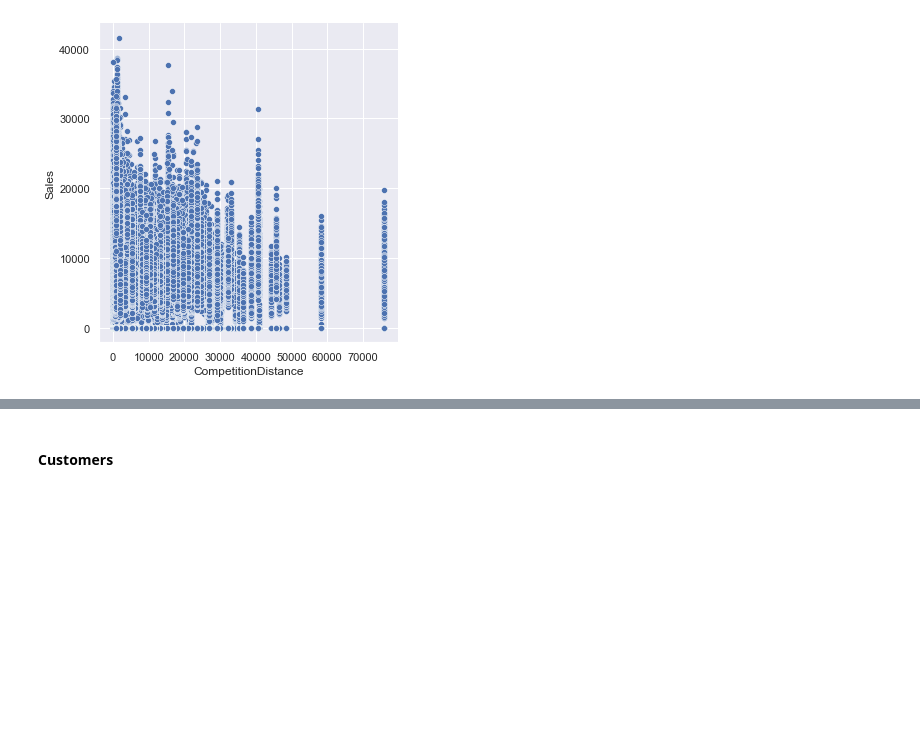
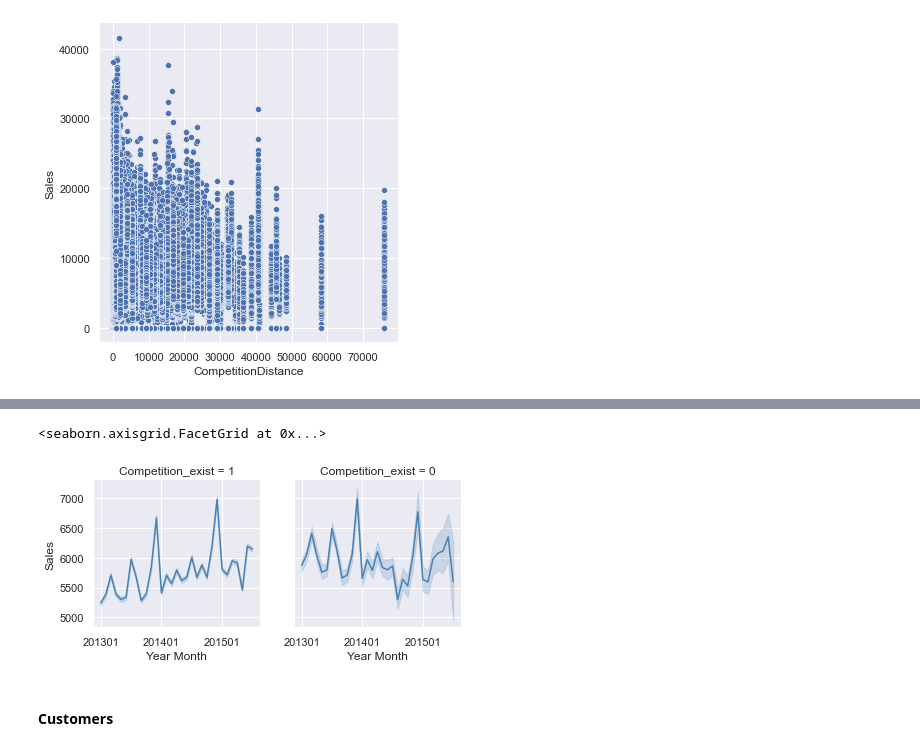
Before and after one commit to CYCCCCC/store_sales_prediction, a Jupyter notebook: store_sales.ipynb, the cells around one changed output, grey strips where cells are left out. Saved outputs shown, nothing was run; the diff lists cells and outputs as text; code cells hidden in the pictures; blank space fills up the shorter version.

```diff
--- a/store_sales.ipynb
+++ b/store_sales.ipynb
@@ -1021,3 +1065,17 @@ sns.relplot(data=df_all, x="CompetitionDistance", y="Sales")
+# %%
+order = [1, 0]
+
+g = sns.FacetGrid(all, col='Competition_exist', col_wrap=2, height=3, col_order=order)
+g.map(sns.lineplot, 'yyyymm', 'Sales', color='steelblue')
+
+tick_locations = list(range(0, 31, 12))
+plt.xticks(ticks=tick_locations)
+
+g.set_axis_labels('Year Month', 'Sales')
+g.add_legend()
+# %% [output]
+<seaborn.axisgrid.FacetGrid at 0x...>
+[figure, added]
 # %% [markdown]
 #### Customers
 # %%
```
Also changed, not shown: parts of 8 cells of this notebook.
